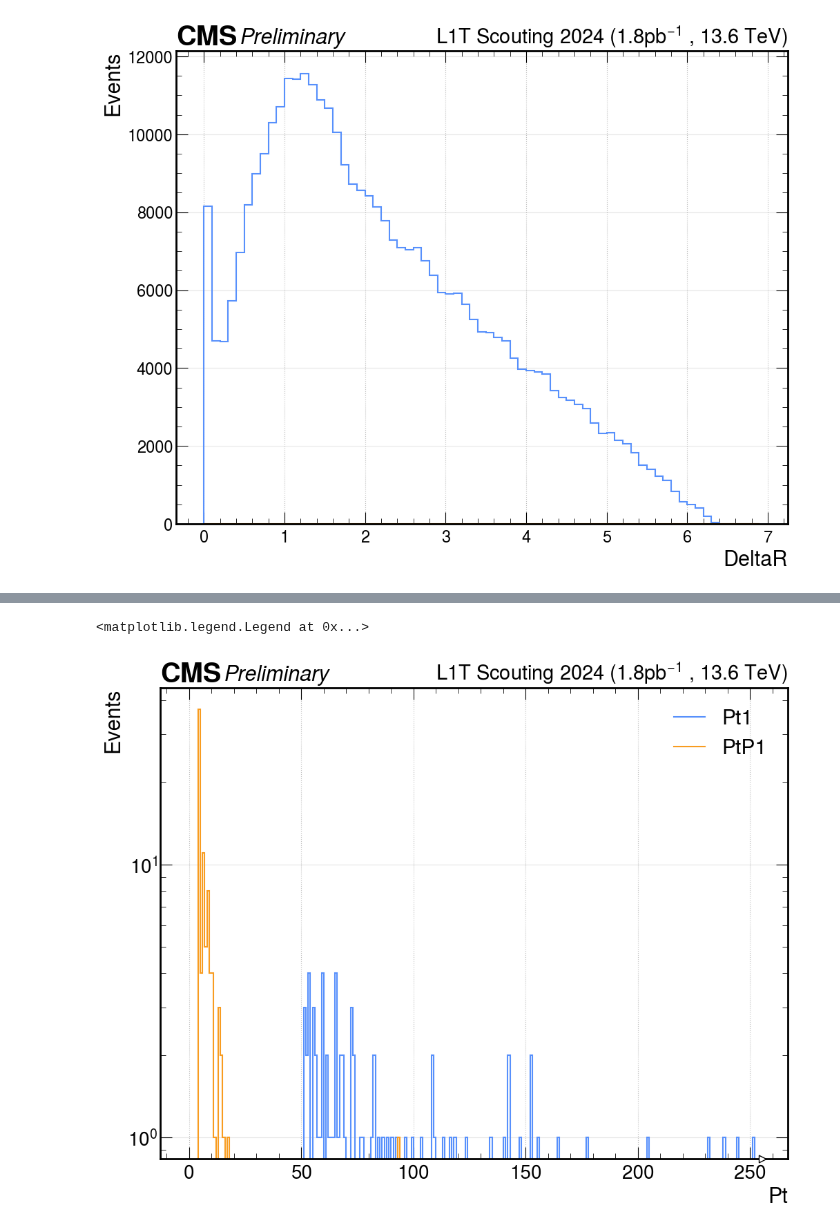
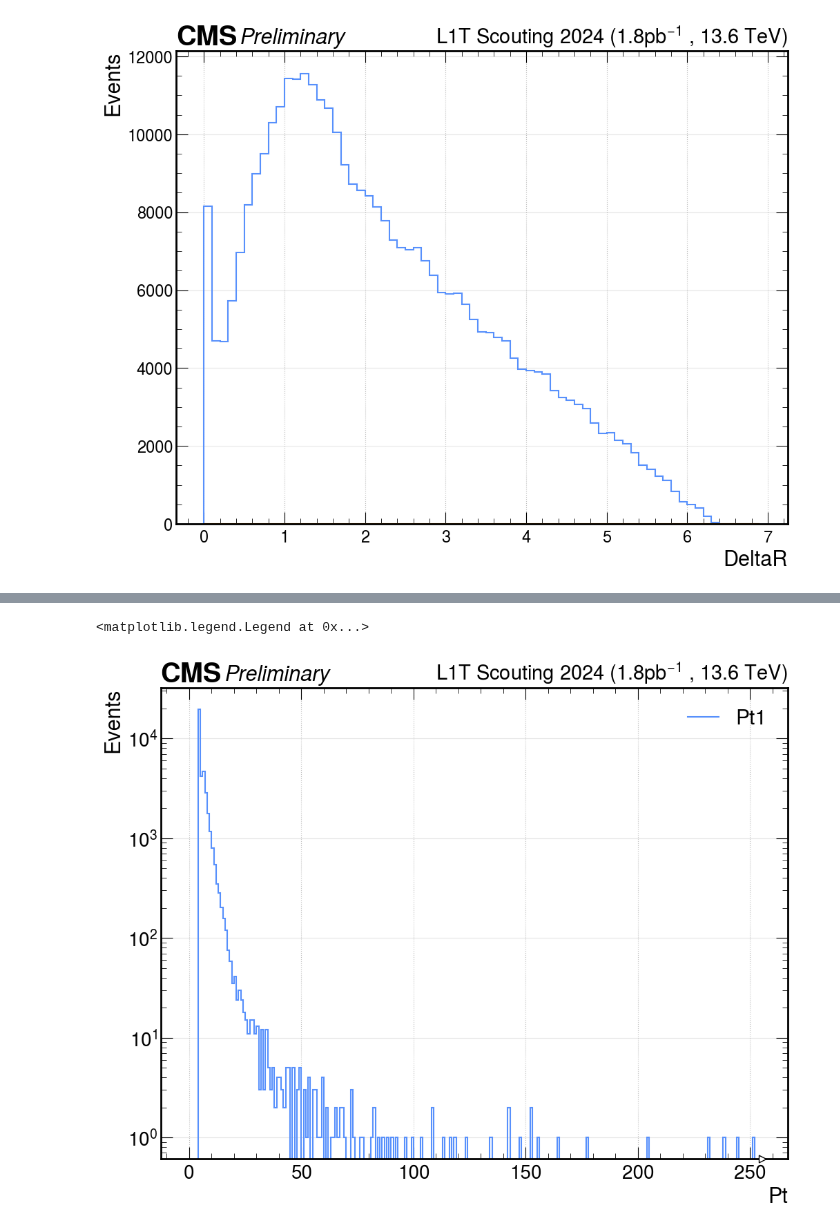
Before and after one commit to francescoreschio/Tesi-Triennale, a Jupyter notebook: Codice/HSCP.ipynb, the cells around one changed output, grey strips where cells are left out. Saved outputs shown, nothing was run; the diff lists cells and outputs as text; code cells hidden in the pictures.

```diff
--- a/Codice/HSCP.ipynb
+++ b/Codice/HSCP.ipynb
@@ -281,23 +281,23 @@ Hist(Variable(array([  0.,   1.,   2.,   3.,   4.,   5.,   6.,   7.,   8.,   9.,
 # %%
 fig, ax = plt.subplots(figsize=FIGSIZE, constrained_layout=True)
 set_label_font(ax, FONTSIZE)
 set_tick_font(ax, FONTSIZE-2)
 draw_grid(ax, axis="y")
 draw_cms_label(ax, fontsize= FONTSIZE)
 
-#hep.histplot(PtDist_HistBMTF, yerr = False, label="Pt1")
+hep.histplot(PtDist_HistBMTF, yerr = False, label="Pt1")
 #hep.histplot(PtP1Dist_HistBMTF, yerr = False, label="PtP1")
 
-hep.histplot(PtDist_HistGMT, yerr = False, label="Pt1")
-hep.histplot(PtP1Dist_HistGMT, yerr = False, label="PtP1")
+# hep.histplot(PtDist_HistGMT, yerr = False, label="Pt1")
+# hep.histplot(PtP1Dist_HistGMT, yerr = False, label="PtP1")
 
 
 ax.grid(True)
 ax.legend(fontsize = FONTSIZE)
 ax.set_ylabel("Events")
 ax.set_yscale('log')
 
 ax.legend()
 # %% [output]
 <matplotlib.legend.Legend at 0x...>
-[figure, old version]
+[figure, new version]
```
Also changed, not shown: parts of 3 cells of this notebook, 8 other files.
